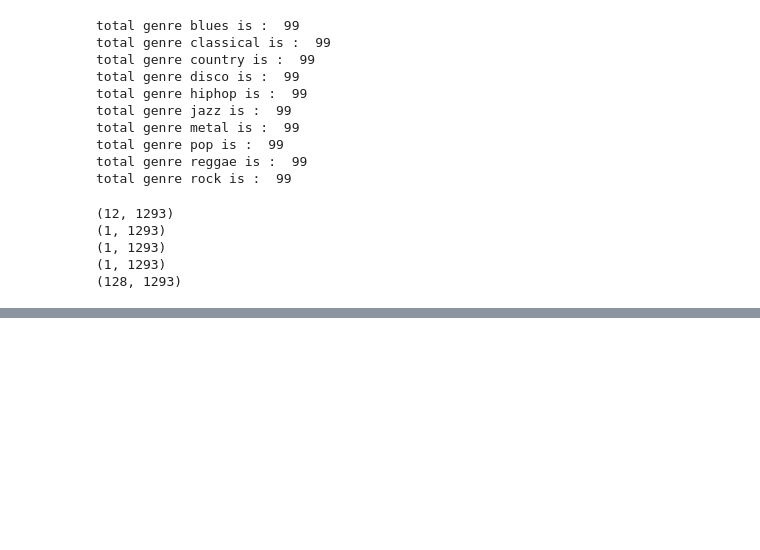
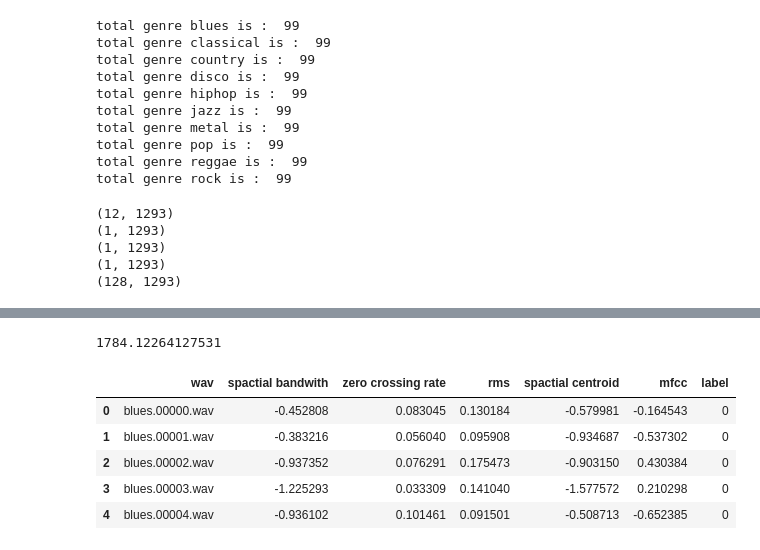
Before and after one commit to TeddyDharma/Audio-Classification, a Jupyter notebook: audio_classification.ipynb, the cells around one changed output, grey strips where cells are left out. Cells and saved outputs as stored; diff of their text form; code cells hidden in the pictures; blank space fills up the shorter version.

```diff
--- a/audio_classification.ipynb
+++ b/audio_classification.ipynb
@@ -203,0 +237,14 @@ df.head()
+# %%
+df.loc[0, 'spactial centroid']
+# %% [output]
+1784.12264127531
+# %%
+df = standart_scaler(df, ["spactial bandwith", 'spactial centroid', "mfcc"])
+df.head()
+# %% [output]
+|  | wav | spactial bandwith | zero crossing rate | rms | spactial centroid | mfcc | label |
+| 0 | blues.00000.wav | -0.452808 | 0.083045 | 0.130184 | -0.579981 | -0.164543 | 0 |
+| 1 | blues.00001.wav | -0.383216 | 0.056040 | 0.095908 | -0.934687 | -0.537302 | 0 |
+| 2 | blues.00002.wav | -0.937352 | 0.076291 | 0.175473 | -0.903150 | 0.430384 | 0 |
+| 3 | blues.00003.wav | -1.225293 | 0.033309 | 0.141040 | -1.577572 | 0.210298 | 0 |
+| 4 | blues.00004.wav | -0.936102 | 0.101461 | 0.091501 | -0.508713 | -0.652385 | 0 |
```
Also changed, not shown: parts of 11 cells of this notebook, 3 other files.
